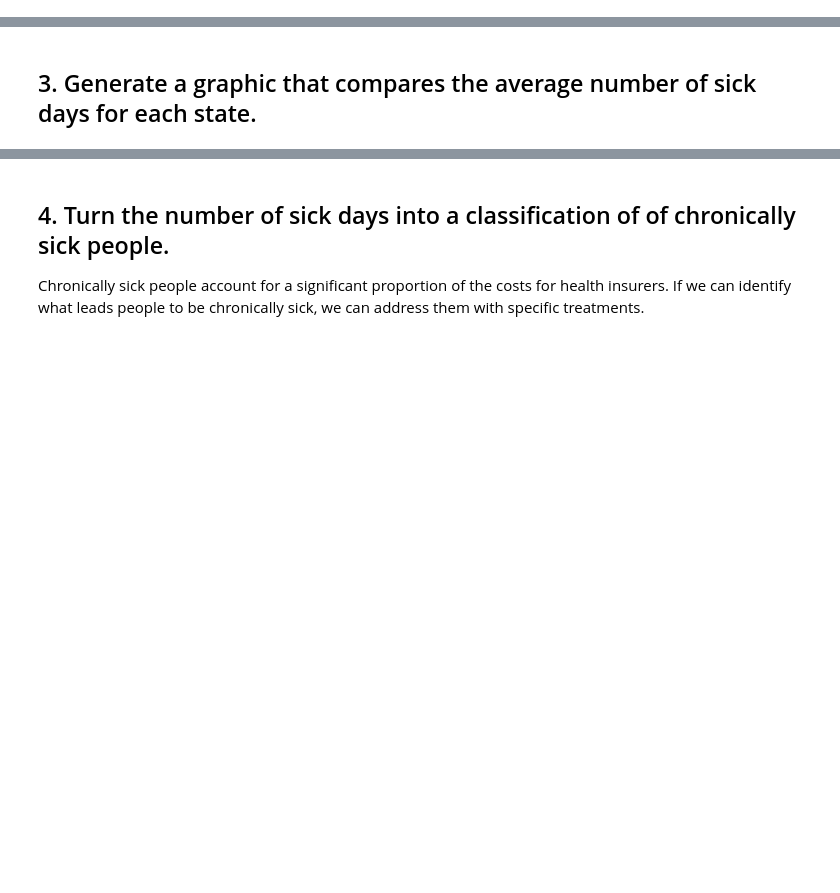
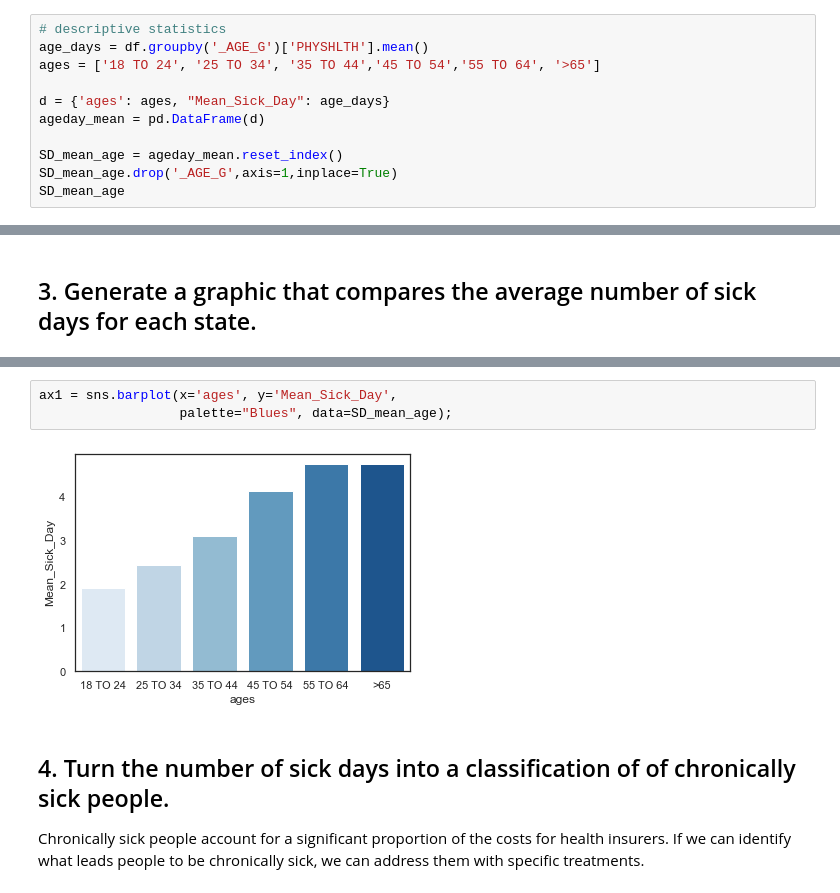
Before and after one commit to fragmento/nyc-ds-111819-lectures, a Jupyter notebook: Mod_1/case_study/Data_Exploration_Applied.ipynb, the cells around one changed output, grey strips where cells are left out. Drawn from its saved outputs; the diff is of its cells as text; blank space fills up the shorter version.

```diff
--- a/Mod_1/case_study/Data_Exploration_Applied.ipynb
+++ b/Mod_1/case_study/Data_Exploration_Applied.ipynb
@@ -308,3 +297,14 @@ SD_mean
 | 0 | Conneticut | 3.688562 |
 | 1 | New Jersey | 4.380957 |
 | 2 | New York | 4.148030 |
+# %%
+# descriptive statistics
+age_days = df.groupby('_AGE_G')['PHYSHLTH'].mean()
+ages = ['18 TO 24', '25 TO 34', '35 TO 44','45 TO 54','55 TO 64', '>65']
+
+d = {'ages': ages, "Mean_Sick_Day": age_days}
+ageday_mean = pd.DataFrame(d)
+
+SD_mean_age = ageday_mean.reset_index()
+SD_mean_age.drop('_AGE_G',axis=1,inplace=True)
+SD_mean_age
@@ -324,3 +332,8 @@ ax1 = sns.barplot(x='_STATE',y='PHYSHLTH', hue = 'SEX',
+# %%
+ax1 = sns.barplot(x='ages', y='Mean_Sick_Day',
+                  palette="Blues", data=SD_mean_age);
+# %% [output]
+[figure, added]
 # %% [markdown]
 ## 4. Turn the number of sick days into a classification of of chronically sick people.
 
```
Also changed, not shown: parts of 44 cells of this notebook.
